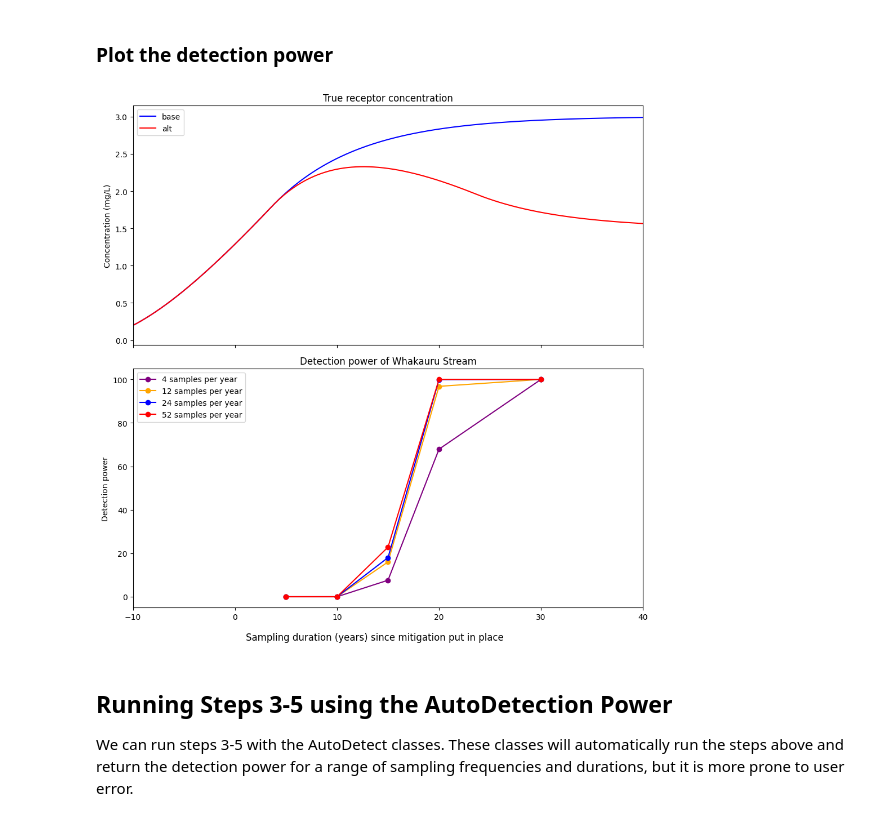
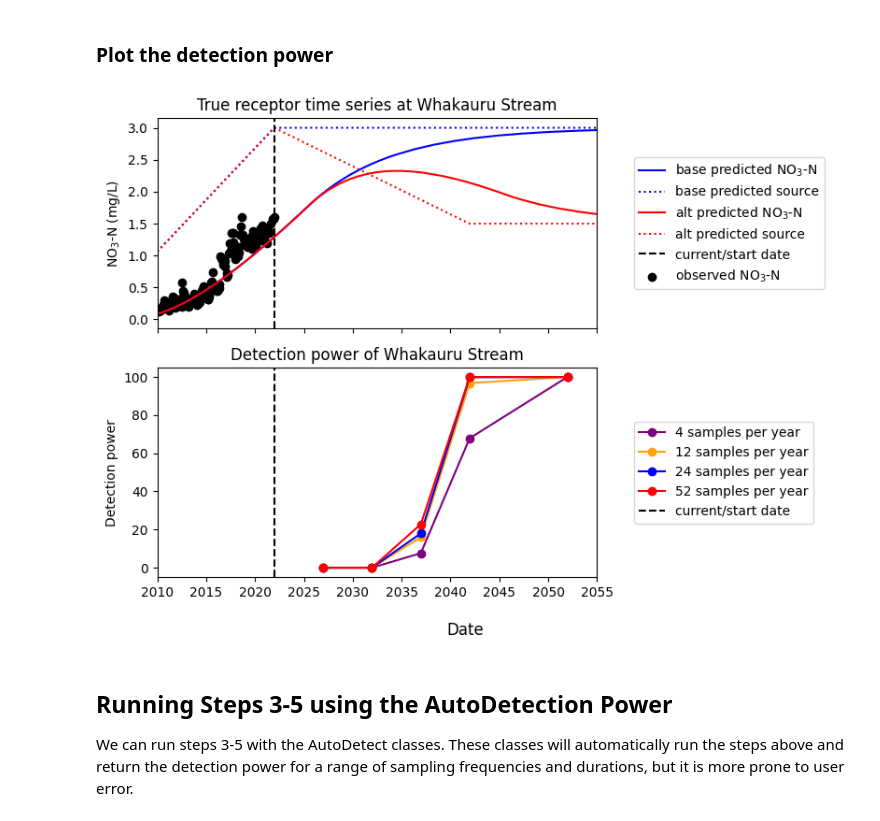
Before and after one commit to Komanawa-Solutions-Ltd/gw_detect_power-worked-examples, a Jupyter notebook: Whakauru_Stream_worked_example.ipynb, the cells around one changed output. Cells and saved outputs as stored; diff of their text form; code cells hidden in the pictures.

Commit message:
update figure

```diff
--- a/Whakauru_Stream_worked_example.ipynb
+++ b/Whakauru_Stream_worked_example.ipynb
@@ -340,32 +340,47 @@ idv
 # %% [markdown]
 ### Plot the detection power
 # %%
-fig, (ax_conc, ax) = plt.subplots(nrows=2, ncols=1, figsize=(10, 10), sharex=True)
+fig, axs = plt.subplots(nrows=2, ncols=2, figsize=(8, 6), sharex=True, gridspec_kw={'width_ratios': [5, 1]})
+ax_conc = axs[0, 0]
+ax = axs[1, 0]
+ax_conc_leg = axs[0, 1]
+ax_leg = axs[1, 1]
+ax_conc_leg.axis('off')
+ax_leg.axis('off')
 
-ax_conc.set_title('True receptor concentration')
-ax_conc.plot(base_receptor.index, base_receptor.values, label='base', c='b')
-ax_conc.plot(receptor.index, receptor.values, label='alt', c='r')
-ax_conc.set_ylabel('Concentration (mg/L)')
-ax_conc.legend(loc='upper left')
+for rec, source, c, lab in zip([base_receptor, receptor], [base_scenario_source_conc, alt_scenario_source_conc],
+                               ['blue', 'red', ], ['base', 'alt', ]):
+    x = np.array([ndata.index.max().date() + datetime.timedelta(days=e * 365) for e in rec.index])
+    ax_conc.plot(x, rec, color=c, label=f'{lab} predicted NO$_{3}$-N')
+    idx = source.index >= predict_start - 20
+    x = np.array([ndata.index.max().date() + datetime.timedelta(days=e * 365) for e in source.index])
+    ax_conc.plot(x[idx], source[idx], color=c, ls=':', label=f'{lab} predicted source')
+ax_conc.axvline(ndata.index.max().date(), color='black', ls='--', label='current/start date')
+ax_conc.scatter(ndata.index, ndata['n'], label='observed NO$_{3}$-N', c='k')
+ax_conc.set_ylabel('NO$_{3}$-N (mg/L)')
+ax_conc.set_title('True receptor time series at Whakauru Stream')
+ax_conc_leg.legend(*ax_conc.get_legend_handles_labels(), loc='center left')
 
 ax.set_title('Detection power of Whakauru Stream')
 for nsamp, c in zip(nsamples_per_year, ['purple', 'orange', 'blue', 'red']):
     power = []
     duration = []
     for dur in sampling_durations:
         idv = f'{nsamp}_{dur}'
         power.append(out_data.loc[idv, 'power'])
+        dur = ndata.index.max().date() + datetime.timedelta(days=dur * 365.25)
         duration.append(dur)
     ax.plot(duration, power, label=f'{nsamp} samples per year', color=c, marker='o')
+ax.axvline(ndata.index.max().date(), color='black', ls='--', label='current/start date')
 ax.set_ylabel('Detection power')
-ax.legend(loc='upper left')
-ax.set_xlim(-10, 40)
-fig.supxlabel('Sampling duration (years) since mitigation put in place')
+ax_leg.legend(*ax.get_legend_handles_labels(), loc='center left')
+ax.set_xlim(pd.to_datetime('2010'), pd.to_datetime('2055'))
+fig.supxlabel('Date')
 fig.tight_layout()
 
 plt.show()
 # %% [output]
-[figure, old version]
+[figure, new version]
 # %% [markdown]
 ## Running Steps 3-5 using the AutoDetection Power
 We can run steps 3-5 with the AutoDetect classes.  These classes will automatically run the steps above and return the detection power for a range of sampling frequencies and durations, but it is more prone to user error.
```
Also changed, not shown: parts of 2 cells of this notebook.
